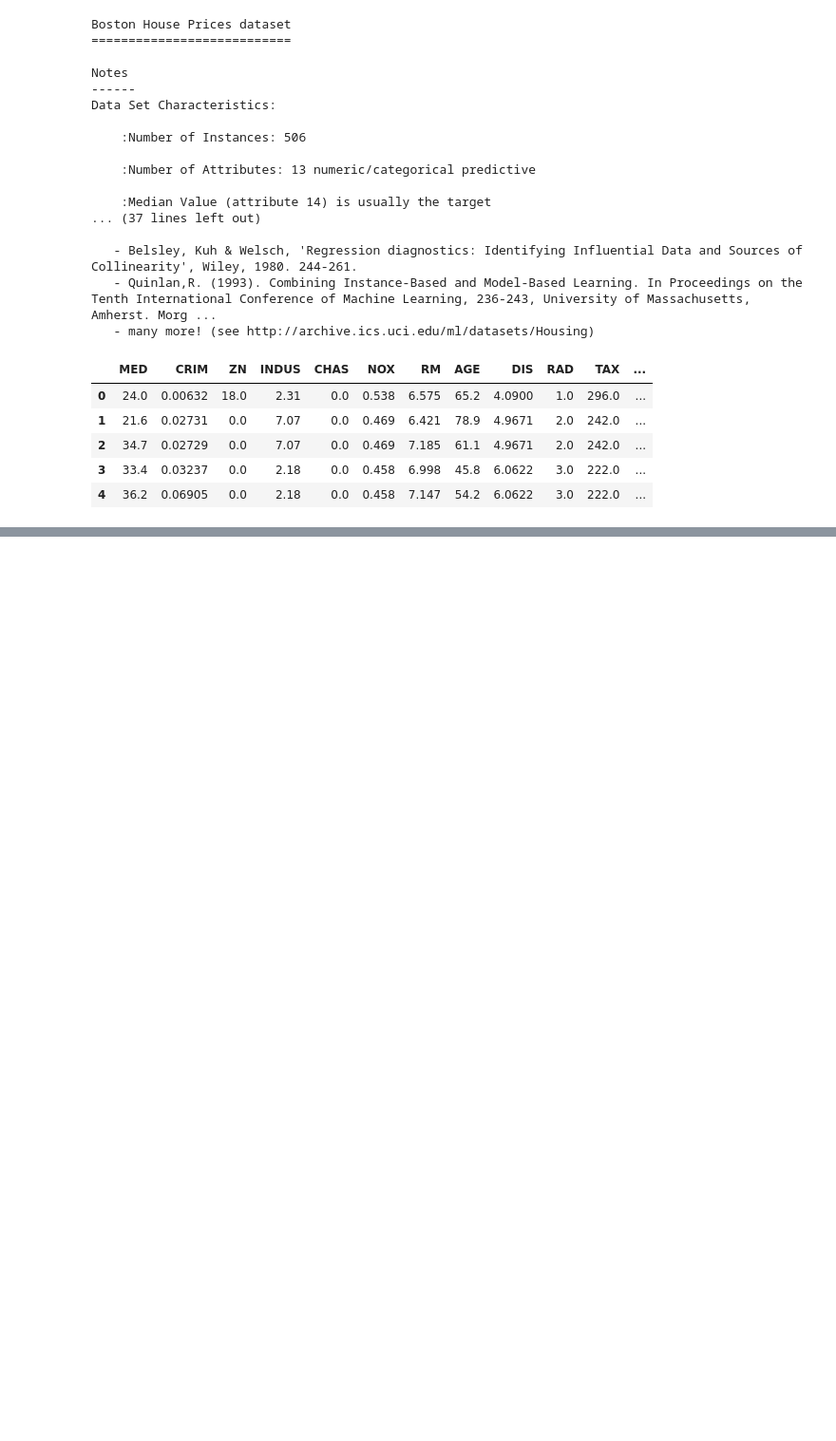
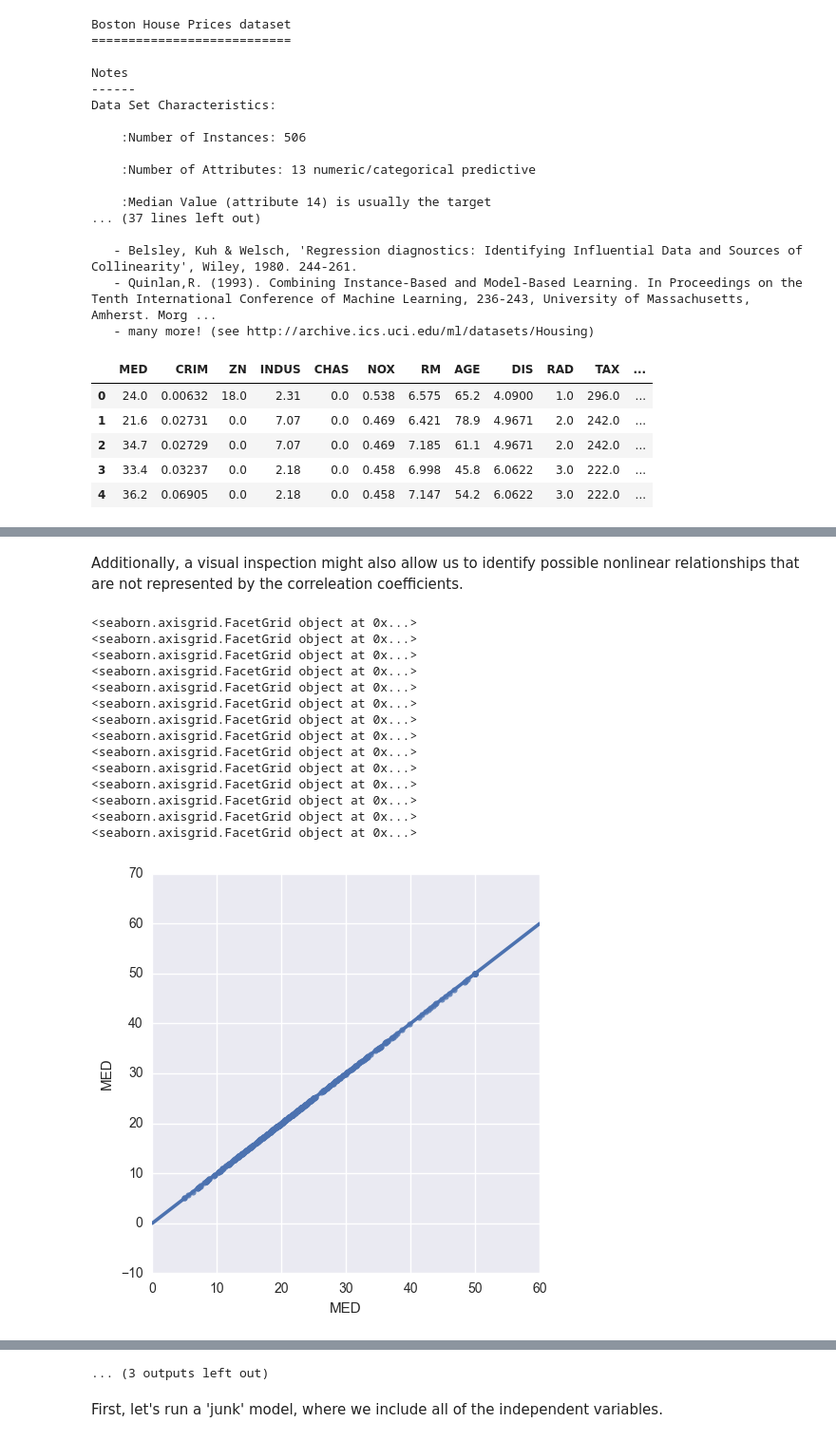
Before and after one commit to zlatankr/Data-Science-Curriculum, a Jupyter notebook: Linear Regression.ipynb, the cells around one changed output, grey strips where cells are left out. Shown: that part at 95% size. Cells and saved outputs as stored; diff of their text form; code cells hidden in the pictures; blank space fills up the shorter version.

```diff
--- a/Linear Regression.ipynb
+++ b/Linear Regression.ipynb
@@ -161,7 +161,7 @@ Data Set Characteristics:
    - many more! (see http://archive.ics.uci.edu/ml/datasets/Housing)
 # %%
 X = pd.DataFrame(boston['data'], columns=boston['feature_names'])
-y = pd.DataFrame(boston['target'], columns=['MED'])
+y = pd.Series(boston['target'], name='MED')
 bos = pd.concat([y, X], axis=1)
 # %%
 bos.head()
@@ -191,0 +189,3 @@ bos['MED'].hist()
+# %%
+for i in bos:
+    print i, bos['MED'].corr(bos[i])
@@ -191,0 +207,21 @@ bos['MED'].hist()
+# %% [markdown]
+Additionally, a visual inspection might also allow us to identify possible nonlinear relationships that are not represented by the correleation coefficients.
+# %%
+for i in bos:
+    print sns.lmplot(i, 'MED', bos)
+# %% [output]
+<seaborn.axisgrid.FacetGrid object at 0x...>
+<seaborn.axisgrid.FacetGrid object at 0x...>
+<seaborn.axisgrid.FacetGrid object at 0x...>
+<seaborn.axisgrid.FacetGrid object at 0x...>
+<seaborn.axisgrid.FacetGrid object at 0x...>
+<seaborn.axisgrid.FacetGrid object at 0x...>
+<seaborn.axisgrid.FacetGrid object at 0x...>
+<seaborn.axisgrid.FacetGrid object at 0x...>
+<seaborn.axisgrid.FacetGrid object at 0x...>
+<seaborn.axisgrid.FacetGrid object at 0x...>
+<seaborn.axisgrid.FacetGrid object at 0x...>
+<seaborn.axisgrid.FacetGrid object at 0x...>
+<seaborn.axisgrid.FacetGrid object at 0x...>
+<seaborn.axisgrid.FacetGrid object at 0x...>
+[figure, added]
@@ -191,0 +238,3 @@ bos['MED'].hist()
+... (3 outputs left out)
+# %% [markdown]
+First, let's run a 'junk' model, where we include all of the independent variables.
```
Also changed, not shown: parts of 18 cells of this notebook.
